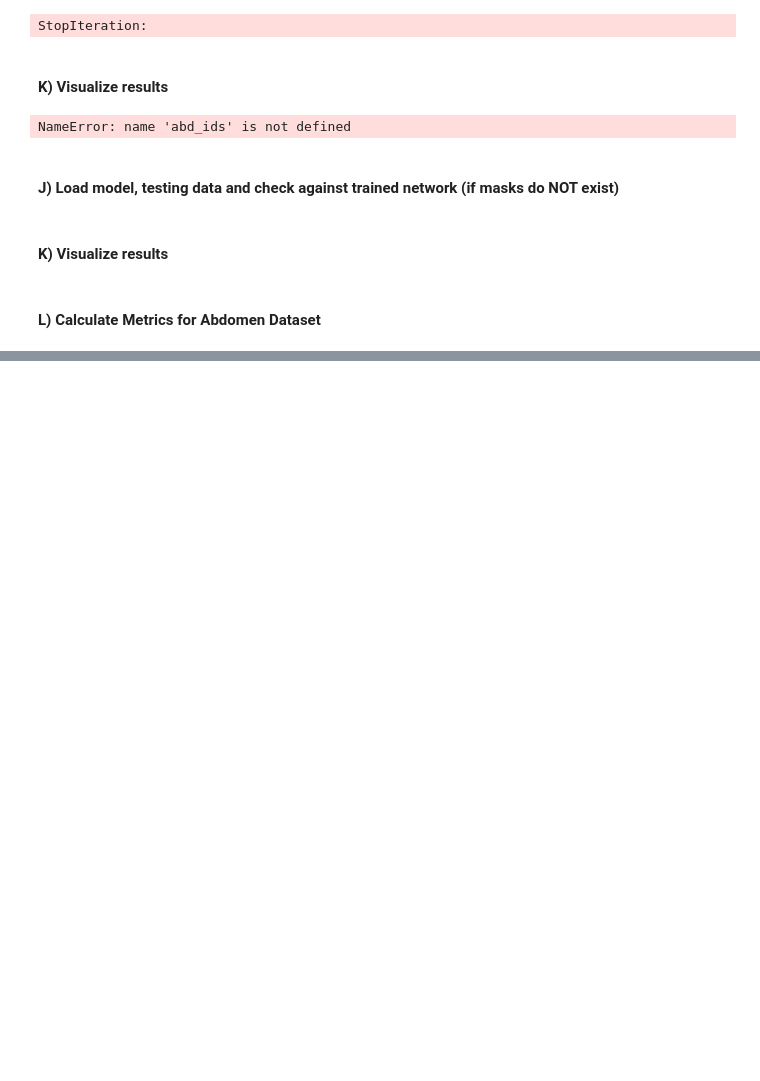
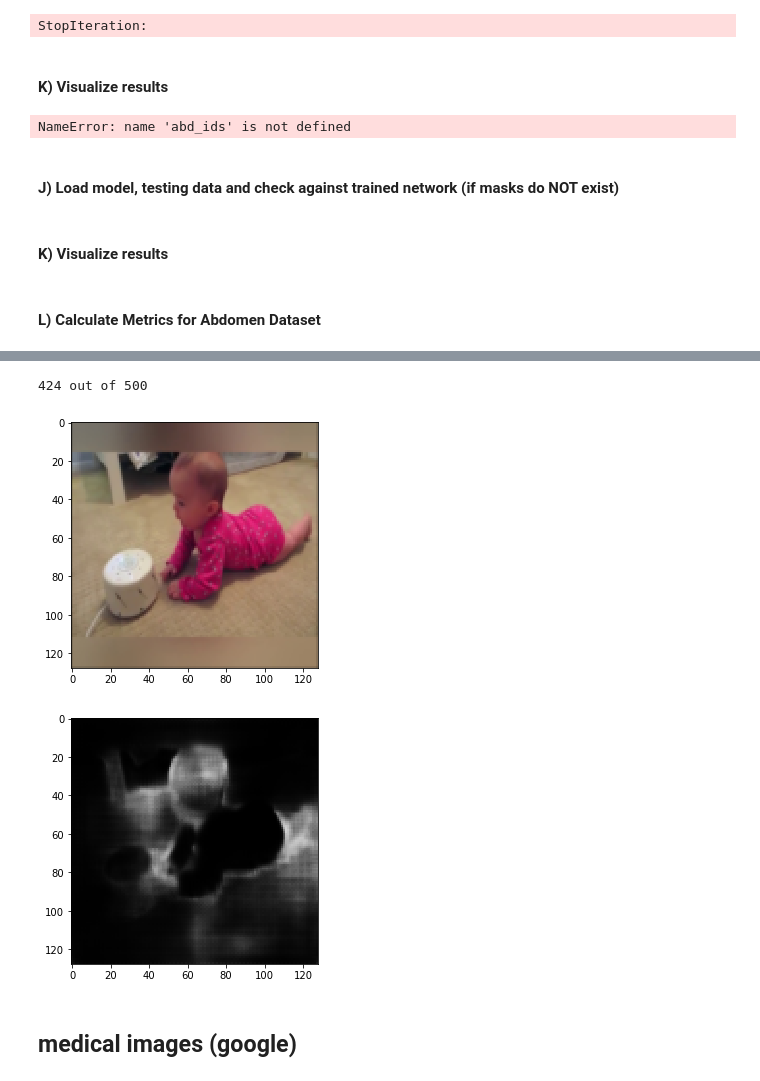
Before and after one commit to Cescollino/abd-skin-segmentation, a Jupyter notebook: UNET and Features/U-Net.ipynb, the cells around one changed output, grey strips where cells are left out. Saved outputs shown, nothing was run; the diff lists cells and outputs as text; code cells hidden in the pictures; blank space fills up the shorter version.

```diff
--- a/UNET and Features/U-Net.ipynb
+++ b/UNET and Features/U-Net.ipynb
@@ -729,0 +778,14 @@ print("STD " + str(std) )
+# %%
+# Dataset 9 : Pediatrics - SyRIP
+
+realbabies = glob.glob("/home/cescollino/Workspace/abd-skin-segmentation/coe.northeastern.edu/Research/AClab/SyRIP/images/train_infant/train0*.jpg")
+realbabies = realbabies[:-400]
+X_BB = np.zeros((len(realbabies), IMG_HEIGHT, IMG_WIDTH, IMG_CHANNELS), dtype=np.uint8)
+print("shape of testing data is :",np.shape(X_BB))
+print('Getting and resizing train images and masks ... ')
+# print(realbabies)
+# Read images from their paths and store them in arrays
+for n, id_ in tqdm(enumerate(realbabies), total=len(realbabies)):
+    img = imread(id_)[:,:,:IMG_CHANNELS]
+    img = resize(img, (IMG_HEIGHT, IMG_WIDTH), mode='constant', preserve_range=True)
+    X_BB[n] = img
@@ -729,0 +797,15 @@ print("STD " + str(std) )
+# %%
+## Intersection-over-Union (IoU) metric, can be tracked instead of the accuracy during training
+
+def mean_iou(y_true, y_pred):
+    prec = []
+    for t in np.arange(0.5, 1.0, 0.05):
+        y_pred_ = tf.to_int32(y_pred > t)
+        score, up_opt = tf.metrics.mean_iou(y_true, y_pred_, 2)
+        K.get_session().run(tf.local_variables_initializer())
+        with tf.control_dependencies([up_opt]):
+            score = tf.identity(score)
+        prec.append(score)
+    return K.mean(K.stack(prec), axis=0)
+# %%
+model = load_model('your_model_name.h5', custom_objects={'mean_iou': mean_iou})
@@ -729,0 +821,2 @@ print("STD " + str(std) )
+# %%
+preds_BB = model.predict(X_BB[:X_BB.shape[0]], verbose=1)
@@ -729,0 +825,17 @@ print("STD " + str(std) )
+# %%
+ix = random.randint(0, np.shape(X_BB)[0])
+print(ix,"out of",np.shape(X_BB)[0] )
+imshow(X_BB[ix])
+plt.show()
+
+imshow(preds_BB[ix])
+plt.show()
+# SPATH =
+# # Pedict masks for the training data
+# preds_train = model.predict(X_train[:int(X_train.shape[0]*0.8)], verbose=1)
+# %% [output]
+424 out of 500
+[figure, added]
+[figure, added]
+# %% [markdown]
+## medical images (google)
```
Also changed, not shown: parts of 7 cells of this notebook, 1 other file.
